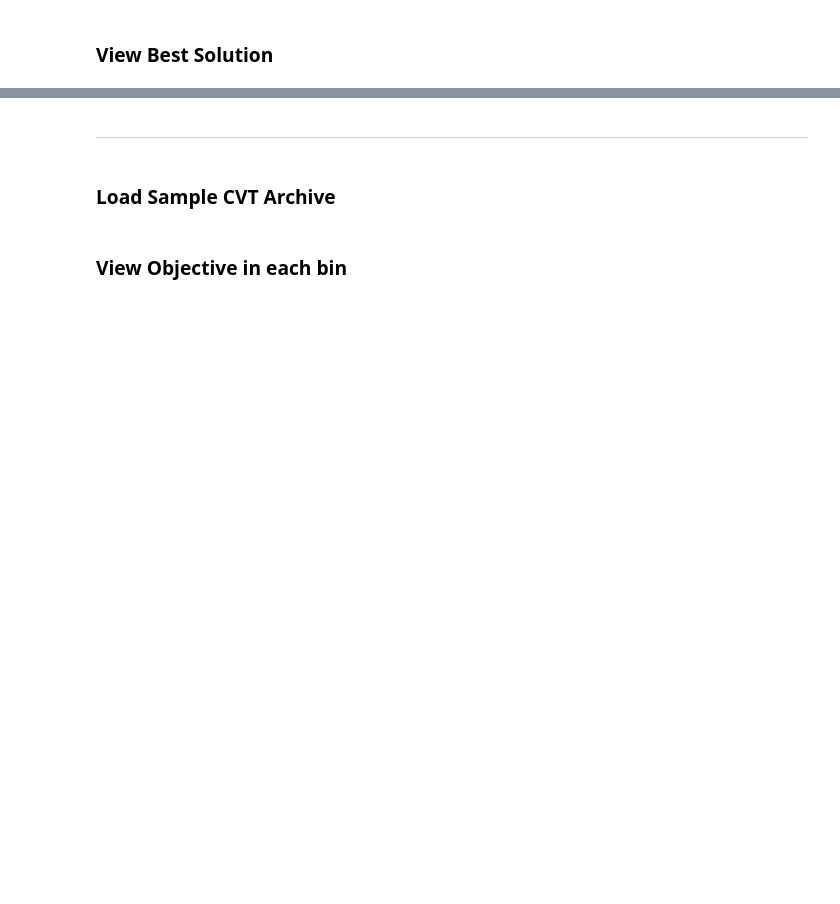
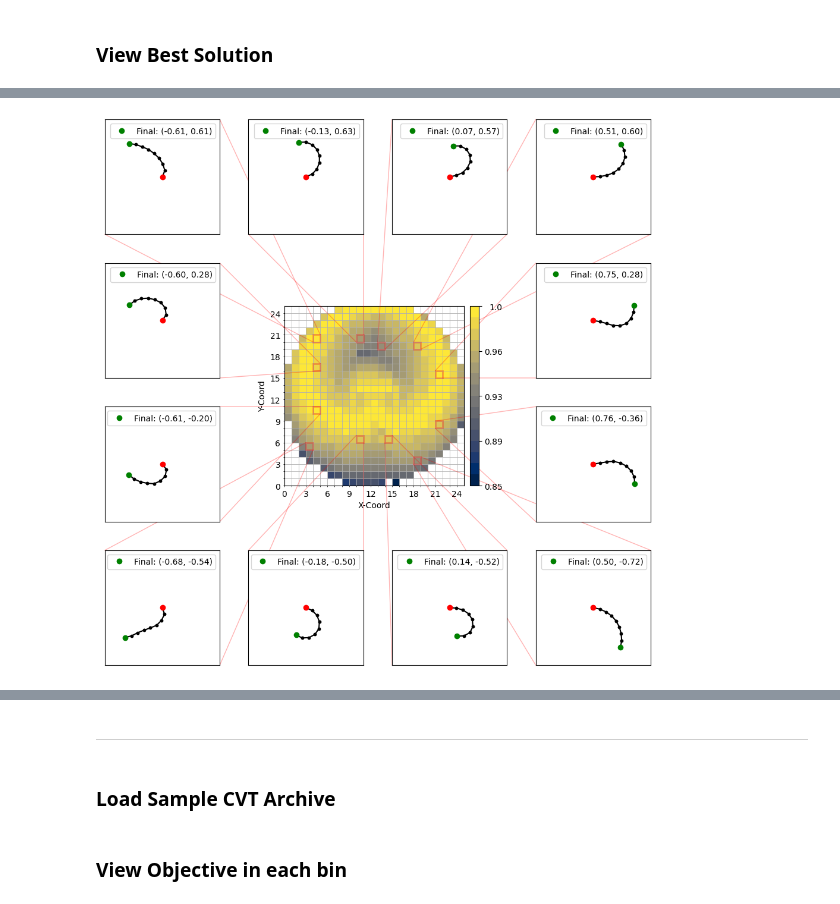
Before and after one commit to agaier/bbq, a Jupyter notebook: notebooks/archive_exploration.ipynb, the cells around one changed output, grey strips where cells are left out. Cells and saved outputs as stored; diff of their text form; code cells hidden in the pictures; blank space fills up the shorter version.

```diff
--- a/notebooks/archive_exploration.ipynb
+++ b/notebooks/archive_exploration.ipynb
@@ -74,0 +55,4 @@ ax[1] = view_map(desc_grid[:,:,0], p, ax=ax[1])
+# %%
+bin_list = view_solutions(fit, meta, visualize, p, plot_per_side=4)
+# %% [output]
+[figure, added]
```
Also changed, not shown: parts of 15 cells of this notebook, 6 other files.
